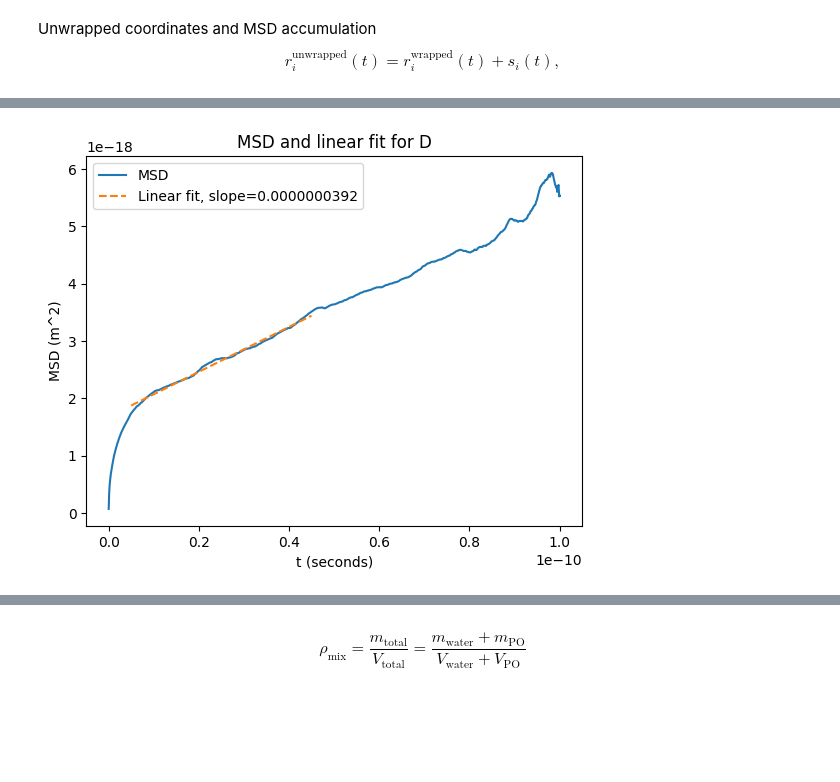
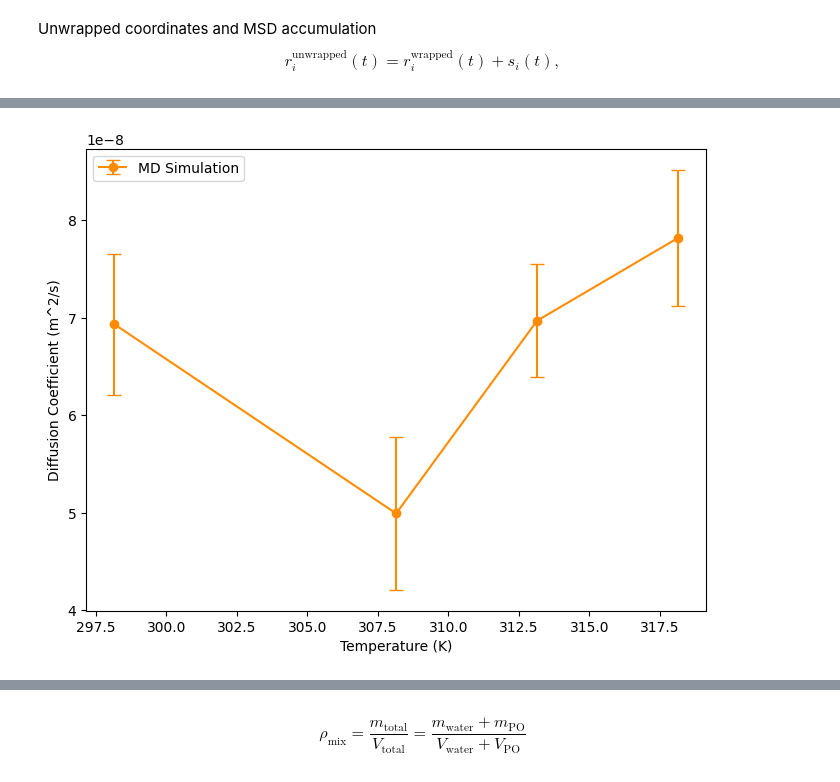
Before and after one commit to AlexPooley7/Multiscale-Modelling, a Jupyter notebook: CE20248/Coursework/newWorkingDoc.ipynb, the cells around one changed output, grey strips where cells are left out. Cells and saved outputs as stored; diff of their text form; code cells hidden in the pictures; blank space fills up the shorter version.

```diff
--- a/CE20248/Coursework/newWorkingDoc.ipynb
+++ b/CE20248/Coursework/newWorkingDoc.ipynb
@@ -720,14 +727,16 @@ time_accum = np.arange(store_max, dtype=int)
 # Loop runs through for every temperature and molar ratio initialised earlier
 
 for r_idx, current_ratio in enumerate(molar_ratio_list): # molar ratio index
+
     for t_idx, current_temp in enumerate(temperatures_list): # temperature index
 
         print(f"\nSTARTING SIMULATION: Ratio (H2O:PO)={current_ratio}, Temp={current_temp} K")
 
         # Check for the specific condition: Ratio=30 AND Temp=313.15
-        if current_temp == 313.15:
-            Ngrid = 3
+        if current_temp == 313.15 and molar_ratio == 30:
+            Ngrid = 4
             N_total = Ngrid**3
+            # steps = 10000
             print(f"--- VALIDATION RUN DETECTED: Setting Ngrid = {Ngrid} ---")
 
         # Reset simulation storage variables for this run
@@ -923,7 +932,10 @@ for r_idx, current_ratio in enumerate(molar_ratio_list): # molar ratio index
         # Call the initial compute forces function
 
         forces, pot, virial, LJ_pot = compute_forces(positions, rc, neighbour_list, L, bead_particle_type, masses, sigma_matrix, epsilon_matrix, lambda_matrix, Urc_matrix)
-        forces = apply_net_force_to_dimers(forces, bond_list)
+        if not bond_list:
+            pass
+        else:
+            forces = apply_net_force_to_dimers(forces, bond_list)
 
         #----------------------------------------------------------------------------------------------------------
 
@@ -945,7 +957,11 @@ for r_idx, current_ratio in enumerate(molar_ratio_list): # molar ratio index
 
             # Compute new forces
             forces, pot, virial, LJ_pot = compute_forces(positions, rc, neighbour_list, L, bead_particle_type, masses, sigma_matrix, epsilon_matrix, lambda_matrix, Urc_matrix) # Call the forces function, now with new positions
-            forces = apply_net_force_to_dimers(forces, bond_list) # Ensure forces are averaged over the 2 bead system, creating the same trajectory
+            if not bond_list:
+                pass
+            else:
+                forces = apply_net_force_to_dimers(forces, bond_list)
+
             velocities += 0.5 * (forces / bead_masses_list[:, np.newaxis]) * dt   # As above...
 
             kin = 0.0
@@ -1058,6 +1074,9 @@ for r_idx, current_ratio in enumerate(molar_ratio_list): # molar ratio index
             A_stored = A
             B_stored = B
 
+            Dmean_stored = D_mean
+            Derror_stored = D_sem
+
         #----------------------------------------------------------------------------------------------------------
 
         # Now loops back to the top to calculate different temp/composition defined
@@ -1086,32 +1105,60 @@ print("\n--- All Simulations Complete ---")
 print("Diffusivity Matrix (Rows=Ratio, Cols=Temp):")
 print(final_diffusivities_block)
 
+literature_diffusivities = {
+    # Pure Water, ensure matches the temepratures in the right order
+    "Pure Water": np.array([2.299e-9, 2.919e-9, (2.919e-9+3.575e-9)/2, 3.575e-9]),
+
+    # Pure PO, ensure matches the temepratures in the right order
+    "Pure PO": np.array([]),
+}
+
 # Plot Diffusivity vs Temperature for each Ratio
-plt.figure(figsize=(8, 6))
 for i, r in enumerate(molar_ratio_list):
-    label_str = f"mol(H2O:po) {r}" if r < 1e6 else "Pure Water"
-    if r == 0: label_str = "Pure PO"
 
+    # --- 1. Determine Label and File Name ---
+    if r == 0:
+        label_str = "Pure PO"
+        file_name_suffix = "PurePO"
+    elif r > 1e6:
+        label_str = "Pure Water"
+        file_name_suffix = "PureWater"
+
+    print(label_str)
+
+    # --- 2. Create the Figure INSIDE the loop ---
+    plt.figure(figsize=(8, 6))
+
+    # --- 3. Plot MD Data (Calculated Results) ---
     plt.errorbar(temperatures_list, final_diffusivities_block[i, :],
                  yerr=final_diffusivities_error[i, :],
-                 marker='o', capsize=5, label=label_str)
+                 marker='o', capsize=5, label='MD Simulation', color='darkorange')
 
-plt.xlabel('Temperature (K)')
-plt.ylabel('Diffusion Coefficient (m^2/s)')
-plt.title('Diffusivity vs Temperature')
-plt.legend()
-plt.grid(False)
-plt.show()
+    # --- 4. Plot Literature Data (The New Series) ---
+    if label_str in literature_diffusivities:
+        try:
+            lit_data = literature_diffusivities[label_str]
 
-# Plot MSD and fit
-plt.plot(t_stored, msd_stored, label='MSD')
-plt.plot(t_fit_stored, A_stored*t_fit_stored + B_stored, '--', label=f'Linear fit, slope={A:.10f}')
-plt.xlabel('t (seconds)')
-plt.ylabel('MSD (m^2)')
-plt.title('MSD and linear fit for D')
-plt.grid
-plt.legend()
-plt.show()
+            # Ensure the literature array is the same size as the temperature list
+            if len(lit_data) == len(temperatures_list):
+                 plt.plot(temperatures_list, lit_data,
+                         linestyle='--', marker='x',
+                         color='blue', linewidth=1.5,
+                         label='Literature/Expected')
+            else:
+                 print(f"Warning: Literature data for {label_str} is the wrong size. Skipping plot.")
+
+        except Exception as e:
+            print(f"Error plotting literature data: {e}")
+
+    # --- 5. Set Titles and Save ---
+    plt.xlabel('Temperature (K)')
+    plt.ylabel('Diffusion Coefficient (m^2/s)')
+
+    plt.legend()
+    plt.grid(False)
+    plt.savefig(f'diffusivity_vs_temp_{file_name_suffix}.png')
+    plt.show()
 # %% [output]
 --- All Simulations Complete ---
 Diffusivity Matrix (Rows=Ratio, Cols=Temp):
@@ -1120 +1172 @@ Diffusivity Matrix (Rows=Ratio, Cols=Temp):
-[figure, old version]
+[figure, new version]
```
Also changed, not shown: parts of 19 cells of this notebook, 14 other files.
